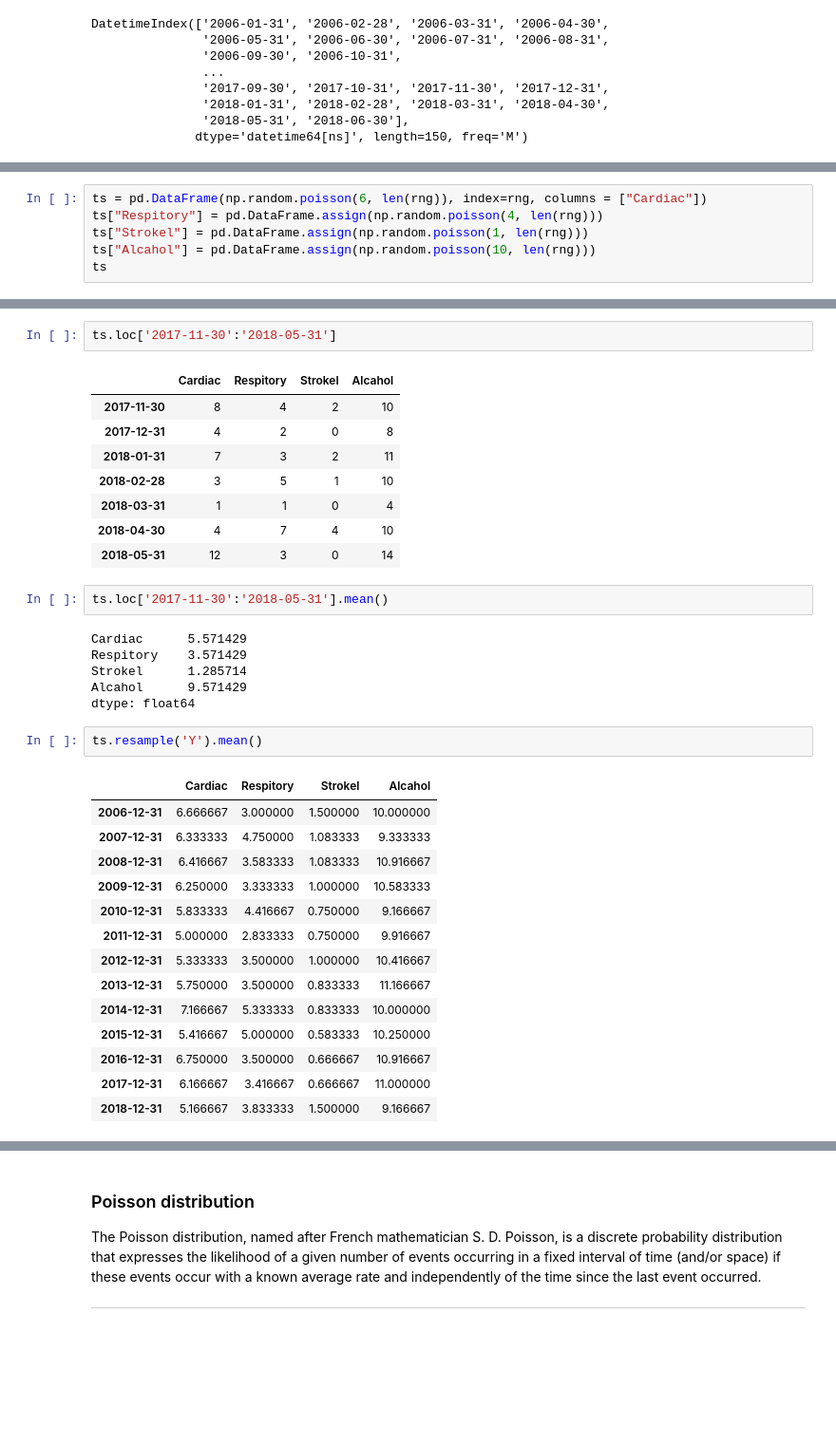
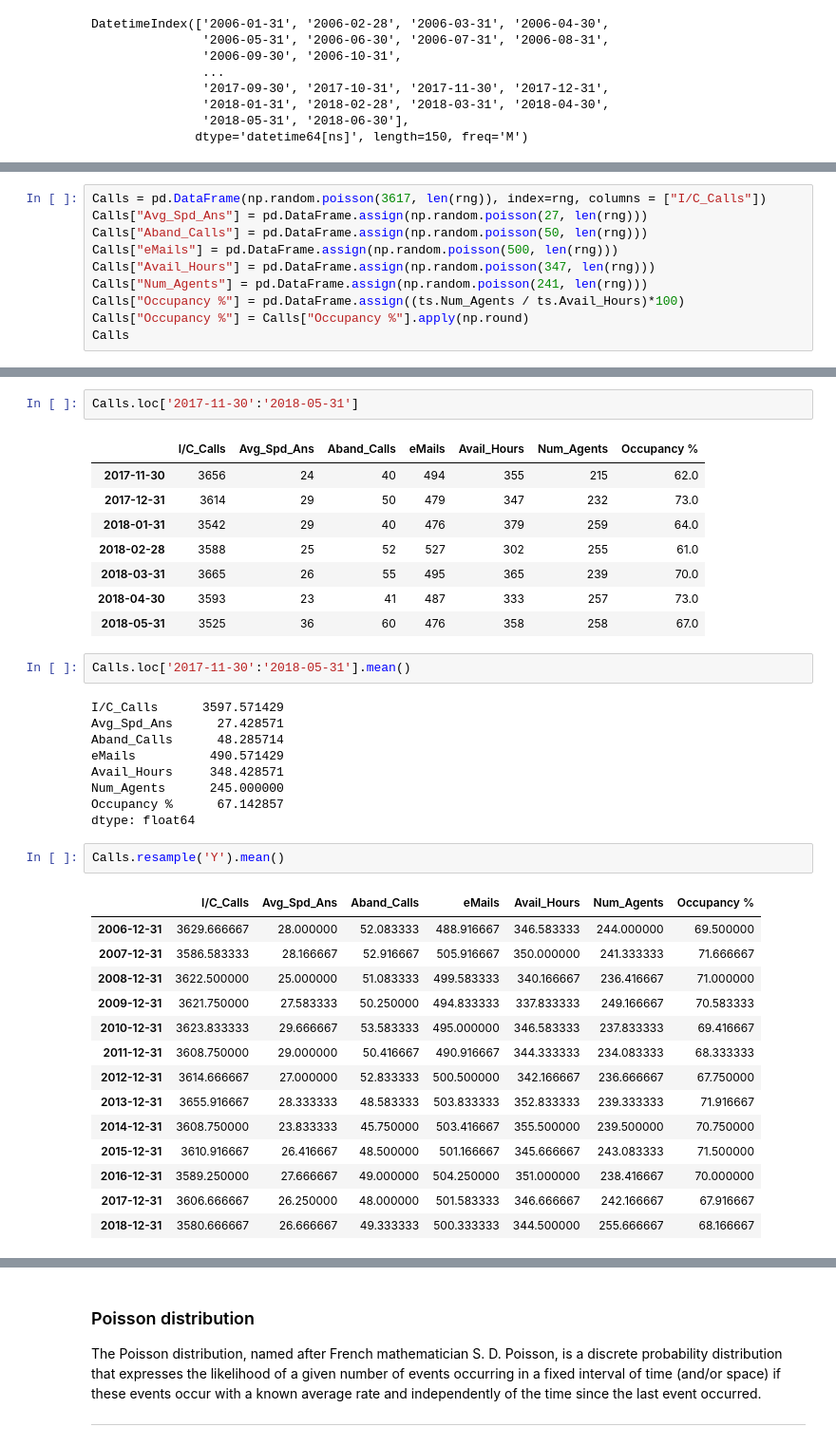
Before and after one commit to eamonnofarrell/Programming_Project, a Jupyter notebook: Prog_Project.ipynb, the cells around one changed output, grey strips where cells are left out. Shown: that part at 95% size. Saved outputs shown, nothing was run; the diff lists cells and outputs as text; blank space fills up the shorter version.

```diff
--- a/Prog_Project.ipynb
+++ b/Prog_Project.ipynb
@@ -53,7 +37,11 @@ DatetimeIndex(['2006-01-31', '2006-02-28', '2006-03-31', '2006-04-30',
 # %%
-ts = pd.DataFrame(np.random.poisson(6, len(rng)), index=rng, columns = ["Cardiac"])
-ts["Respitory"] = pd.DataFrame.assign(np.random.poisson(4, len(rng)))
-ts["Strokel"] = pd.DataFrame.assign(np.random.poisson(1, len(rng)))
-ts["Alcahol"] = pd.DataFrame.assign(np.random.poisson(10, len(rng)))
-ts
+Calls = pd.DataFrame(np.random.poisson(3617, len(rng)), index=rng, columns = ["I/C_Calls"])
+Calls["Avg_Spd_Ans"] = pd.DataFrame.assign(np.random.poisson(27, len(rng)))
+Calls["Aband_Calls"] = pd.DataFrame.assign(np.random.poisson(50, len(rng)))
+Calls["eMails"] = pd.DataFrame.assign(np.random.poisson(500, len(rng)))
+Calls["Avail_Hours"] = pd.DataFrame.assign(np.random.poisson(347, len(rng)))
+Calls["Num_Agents"] = pd.DataFrame.assign(np.random.poisson(241, len(rng)))
+Calls["Occupancy %"] = pd.DataFrame.assign((ts.Num_Agents / ts.Avail_Hours)*100)
+Calls["Occupancy %"] = Calls["Occupancy %"].apply(np.round)
+Calls
 # %% [output]
@@ -98,36 +89,39 @@ ts.describe()
 # %%
-ts.loc['2017-11-30':'2018-05-31']
+Calls.loc['2017-11-30':'2018-05-31']
 # %% [output]
-|  | Cardiac | Respitory | Strokel | Alcahol |
-| 2017-11-30 | 8 | 4 | 2 | 10 |
-| 2017-12-31 | 4 | 2 | 0 | 8 |
-| 2018-01-31 | 7 | 3 | 2 | 11 |
-| 2018-02-28 | 3 | 5 | 1 | 10 |
-| 2018-03-31 | 1 | 1 | 0 | 4 |
-| 2018-04-30 | 4 | 7 | 4 | 10 |
-| 2018-05-31 | 12 | 3 | 0 | 14 |
+|  | I/C_Calls | Avg_Spd_Ans | Aband_Calls | eMails | Avail_Hours | Num_Agents | Occupancy % |
+| 2017-11-30 | 3656 | 24 | 40 | 494 | 355 | 215 | 62.0 |
+| 2017-12-31 | 3614 | 29 | 50 | 479 | 347 | 232 | 73.0 |
+| 2018-01-31 | 3542 | 29 | 40 | 476 | 379 | 259 | 64.0 |
+| 2018-02-28 | 3588 | 25 | 52 | 527 | 302 | 255 | 61.0 |
+| 2018-03-31 | 3665 | 26 | 55 | 495 | 365 | 239 | 70.0 |
+| 2018-04-30 | 3593 | 23 | 41 | 487 | 333 | 257 | 73.0 |
+| 2018-05-31 | 3525 | 36 | 60 | 476 | 358 | 258 | 67.0 |
 # %%
-ts.loc['2017-11-30':'2018-05-31'].mean()
+Calls.loc['2017-11-30':'2018-05-31'].mean()
 # %% [output]
-Cardiac      5.571429
-Respitory    3.571429
-Strokel      1.285714
-Alcahol      9.571429
+I/C_Calls      3597.571429
+Avg_Spd_Ans      27.428571
+Aband_Calls      48.285714
+eMails          490.571429
+Avail_Hours     348.428571
+Num_Agents      245.000000
+Occupancy %      67.142857
 dtype: float64
 # %%
-ts.resample('Y').mean()
+Calls.resample('Y').mean()
 # %% [output]
-|  | Cardiac | Respitory | Strokel | Alcahol |
-| 2006-12-31 | 6.666667 | 3.000000 | 1.500000 | 10.000000 |
-| 2007-12-31 | 6.333333 | 4.750000 | 1.083333 | 9.333333 |
-| 2008-12-31 | 6.416667 | 3.583333 | 1.083333 | 10.916667 |
-| 2009-12-31 | 6.250000 | 3.333333 | 1.000000 | 10.583333 |
-| 2010-12-31 | 5.833333 | 4.416667 | 0.750000 | 9.166667 |
-| 2011-12-31 | 5.000000 | 2.833333 | 0.750000 | 9.916667 |
-| 2012-12-31 | 5.333333 | 3.500000 | 1.000000 | 10.416667 |
-| 2013-12-31 | 5.750000 | 3.500000 | 0.833333 | 11.166667 |
-| 2014-12-31 | 7.166667 | 5.333333 | 0.833333 | 10.000000 |
-| 2015-12-31 | 5.416667 | 5.000000 | 0.583333 | 10.250000 |
-| 2016-12-31 | 6.750000 | 3.500000 | 0.666667 | 10.916667 |
-| 2017-12-31 | 6.166667 | 3.416667 | 0.666667 | 11.000000 |
-| 2018-12-31 | 5.166667 | 3.833333 | 1.500000 | 9.166667 |
+|  | I/C_Calls | Avg_Spd_Ans | Aband_Calls | eMails | Avail_Hours | Num_Agents | Occupancy % |
+| 2006-12-31 | 3629.666667 | 28.000000 | 52.083333 | 488.916667 | 346.583333 | 244.000000 | 69.500000 |
+| 2007-12-31 | 3586.583333 | 28.166667 | 52.916667 | 505.916667 | 350.000000 | 241.333333 | 71.666667 |
+| 2008-12-31 | 3622.500000 | 25.000000 | 51.083333 | 499.583333 | 340.166667 | 236.416667 | 71.000000 |
+| 2009-12-31 | 3621.750000 | 27.583333 | 50.250000 | 494.833333 | 337.833333 | 249.166667 | 70.583333 |
+| 2010-12-31 | 3623.833333 | 29.666667 | 53.583333 | 495.000000 | 346.583333 | 237.833333 | 69.416667 |
+| 2011-12-31 | 3608.750000 | 29.000000 | 50.416667 | 490.916667 | 344.333333 | 234.083333 | 68.333333 |
+| 2012-12-31 | 3614.666667 | 27.000000 | 52.833333 | 500.500000 | 342.166667 | 236.666667 | 67.750000 |
+| 2013-12-31 | 3655.916667 | 28.333333 | 48.583333 | 503.833333 | 352.833333 | 239.333333 | 71.916667 |
+| 2014-12-31 | 3608.750000 | 23.833333 | 45.750000 | 503.416667 | 355.500000 | 239.500000 | 70.750000 |
+| 2015-12-31 | 3610.916667 | 26.416667 | 48.500000 | 501.166667 | 345.666667 | 243.083333 | 71.500000 |
+| 2016-12-31 | 3589.250000 | 27.666667 | 49.000000 | 504.250000 | 351.000000 | 238.416667 | 70.000000 |
+| 2017-12-31 | 3606.666667 | 26.250000 | 48.000000 | 501.583333 | 346.666667 | 242.166667 | 67.916667 |
+| 2018-12-31 | 3580.666667 | 26.666667 | 49.333333 | 500.333333 | 344.500000 | 255.666667 | 68.166667 |
```
Also changed, not shown: parts of 21 cells of this notebook.
